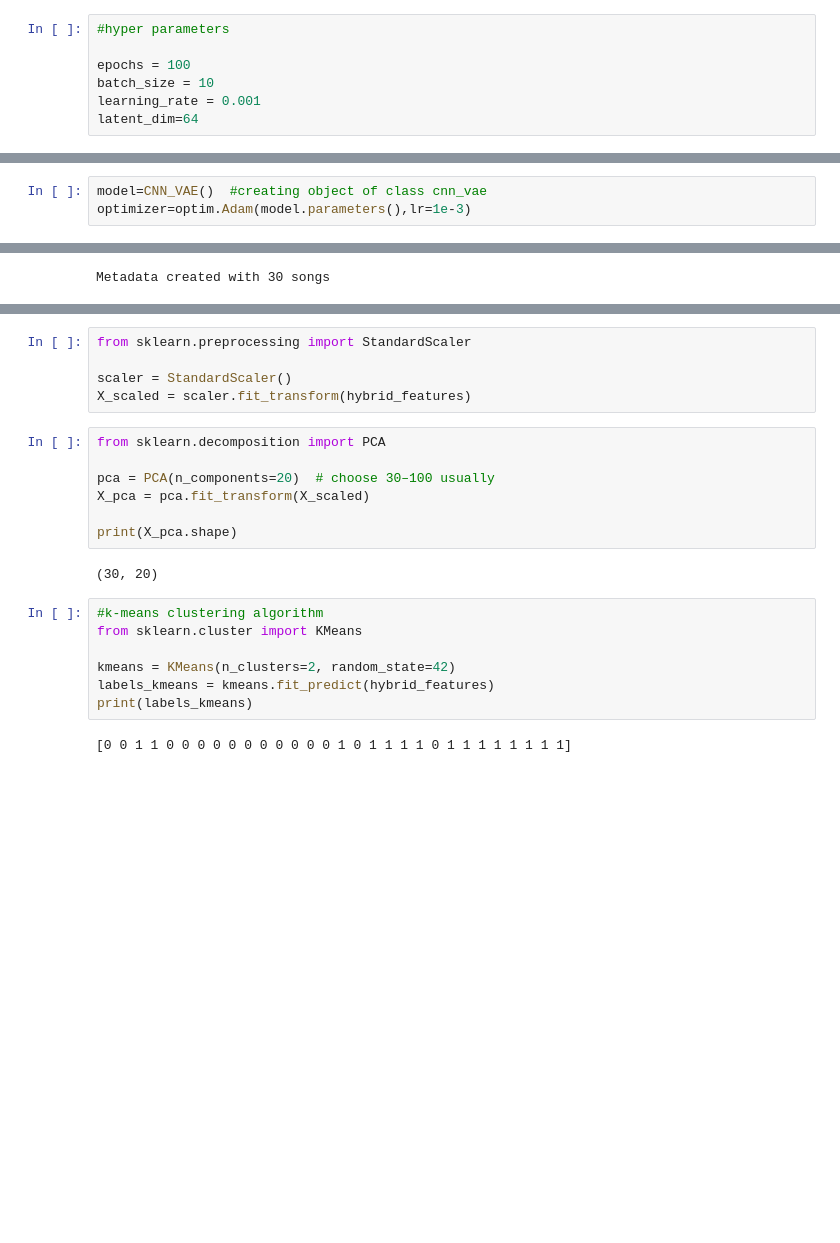
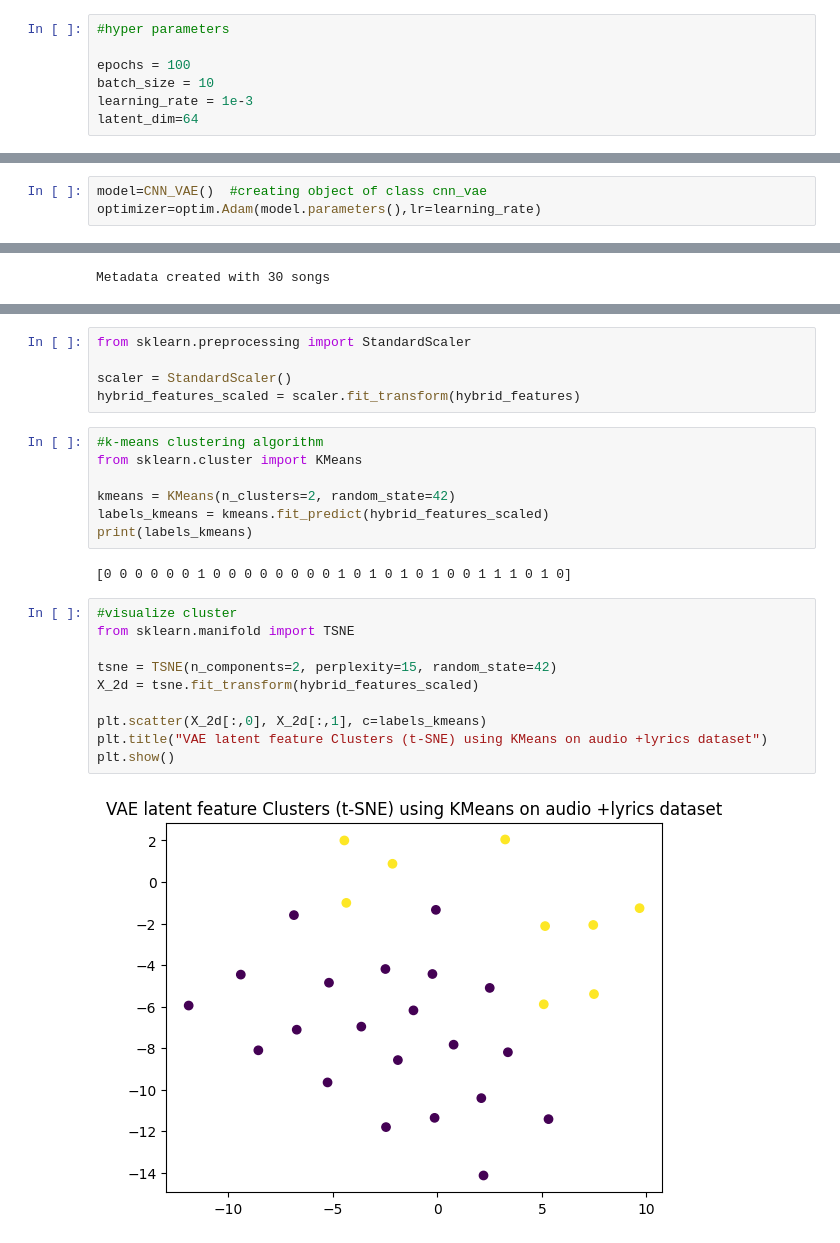
Before and after one commit to anikaahsan/project_cse715_18101194_anika_ahsan, a Jupyter notebook: notebooks/medium_task.ipynb, the cells around one changed output, grey strips where cells are left out. Drawn from its saved outputs; the diff is of its cells as text; blank space fills up the shorter version.

```diff
--- a/notebooks/medium_task.ipynb
+++ b/notebooks/medium_task.ipynb
@@ -22,7 +23,7 @@ import torch.nn.functional as F
 
 epochs = 100
 batch_size = 10
-learning_rate = 0.001
+learning_rate = 1e-3
 latent_dim=64
 # %%
 #dataset directory
@@ -231,6 +218,6 @@ def vae_loss(reconstructed_x,x,mu,logvar):
 device=torch.device('cuda' if torch.cuda.is_available() else 'cpu')
 # %%
 model=CNN_VAE()  #creating object of class cnn_vae
-optimizer=optim.Adam(model.parameters(),lr=1e-3)
+optimizer=optim.Adam(model.parameters(),lr=learning_rate)
 # %%
 #model training
@@ -551,25 +505,28 @@ print(hybrid_features.shape)
 from sklearn.preprocessing import StandardScaler
 
 scaler = StandardScaler()
-X_scaled = scaler.fit_transform(hybrid_features)
+hybrid_features_scaled = scaler.fit_transform(hybrid_features)
-# %%
-from sklearn.decomposition import PCA
-
-pca = PCA(n_components=20)  # choose 30–100 usually
-X_pca = pca.fit_transform(X_scaled)
-
-print(X_pca.shape)
-# %% [output]
-(30, 20)
 # %%
 #k-means clustering algorithm
 from sklearn.cluster import KMeans
 
 kmeans = KMeans(n_clusters=2, random_state=42)
-labels_kmeans = kmeans.fit_predict(hybrid_features)
+labels_kmeans = kmeans.fit_predict(hybrid_features_scaled)
 print(labels_kmeans)
 # %% [output]
-[0 0 1 1 0 0 0 0 0 0 0 0 0 0 0 1 0 1 1 1 1 0 1 1 1 1 1 1 1 1]
+[0 0 0 0 0 0 1 0 0 0 0 0 0 0 0 1 0 1 0 1 0 1 0 0 1 1 1 0 1 0]
+# %%
+#visualize cluster
+from sklearn.manifold import TSNE
+
+tsne = TSNE(n_components=2, perplexity=15, random_state=42)
+X_2d = tsne.fit_transform(hybrid_features_scaled)
+
+plt.scatter(X_2d[:,0], X_2d[:,1], c=labels_kmeans)
+plt.title("VAE latent feature Clusters (t-SNE) using KMeans on audio +lyrics dataset")
+plt.show()
+# %% [output]
+[figure, added]
 # %%
 from sklearn.cluster import AgglomerativeClustering
 
```
Also changed, not shown: parts of 18 cells of this notebook, 1 other file.
